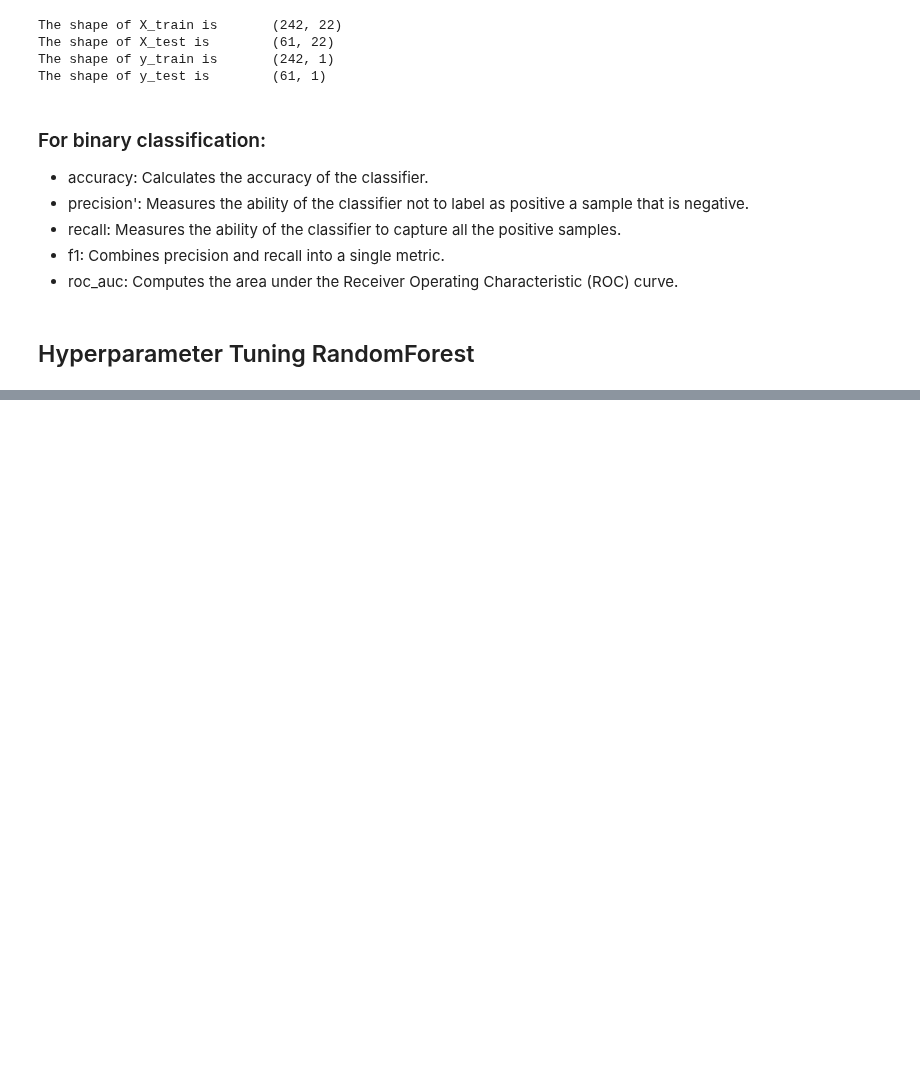
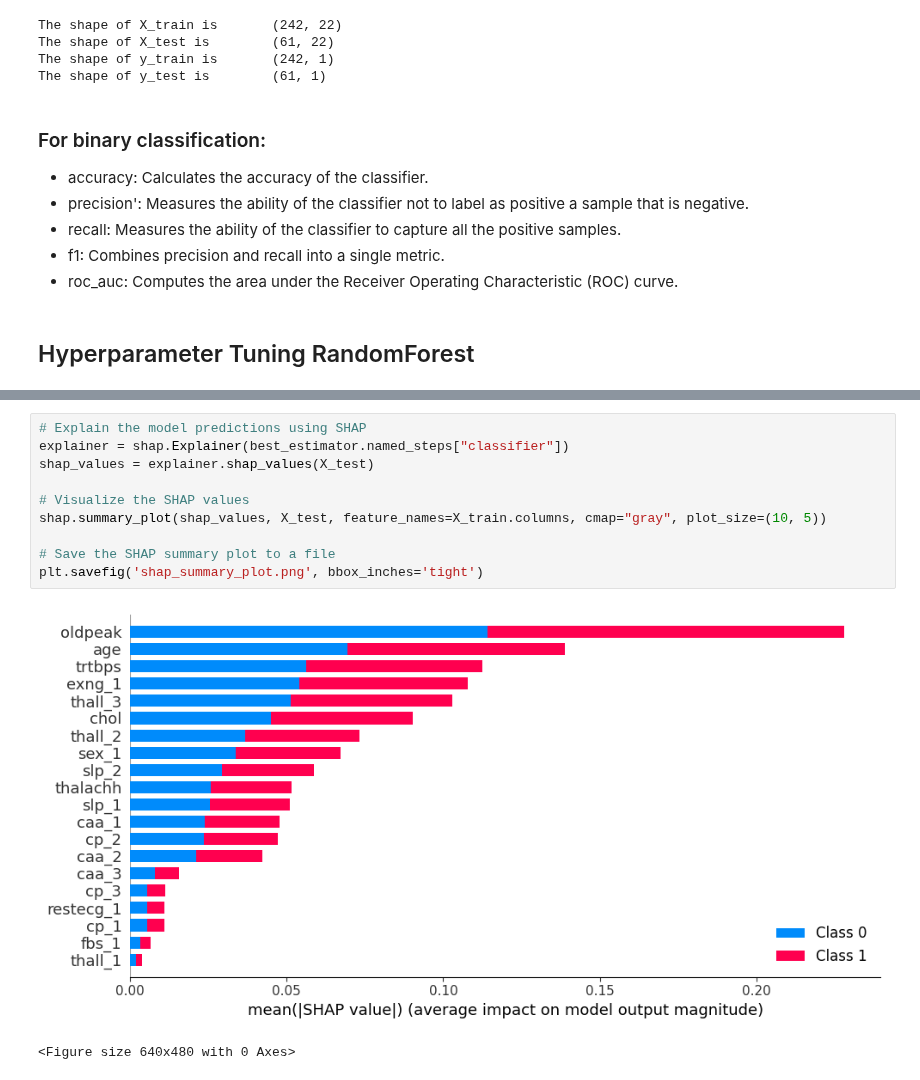
Before and after one commit to pparkitn/kaggle, a Jupyter notebook: classification-random-forest.ipynb, the cells around one changed output, grey strips where cells are left out. Saved outputs shown, nothing was run; the diff lists cells and outputs as text; blank space fills up the shorter version.

```diff
--- a/classification-random-forest.ipynb
+++ b/classification-random-forest.ipynb
@@ -235,3 +251,16 @@ Wall time: 14.5 s
+# %%
+# Explain the model predictions using SHAP
+explainer = shap.Explainer(best_estimator.named_steps["classifier"])
+shap_values = explainer.shap_values(X_test)
+
+# Visualize the SHAP values
+shap.summary_plot(shap_values, X_test, feature_names=X_train.columns, cmap="gray", plot_size=(10, 5))
+
+# Save the SHAP summary plot to a file
+plt.savefig('shap_summary_plot.png', bbox_inches='tight')
+# %% [output]
+[figure, added]
+<Figure size 640x480 with 0 Axes>
 # %%
 # Load the saved model
 loaded_model = joblib.load(model_name)
```
Also changed, not shown: parts of 8 cells of this notebook.
